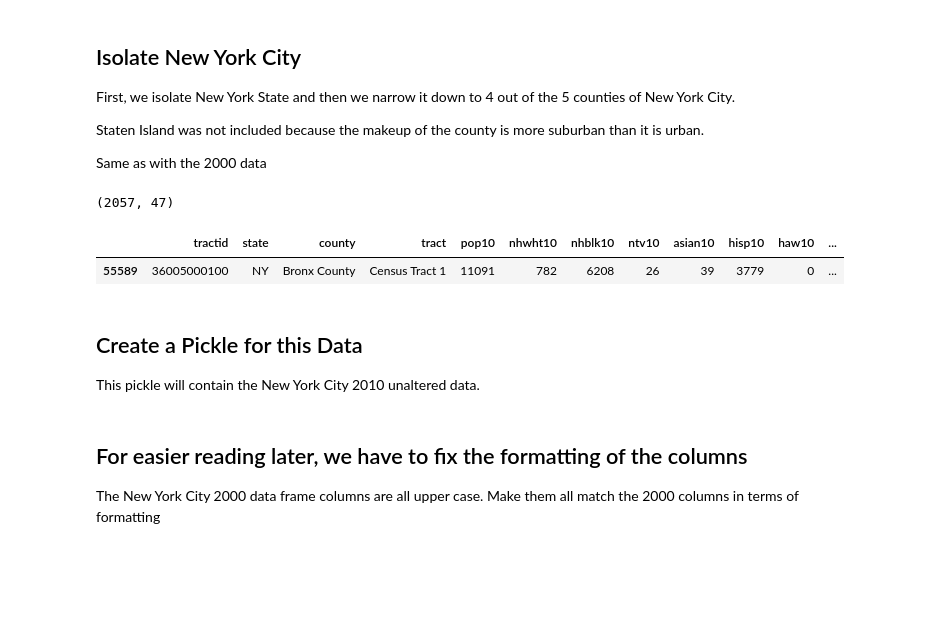
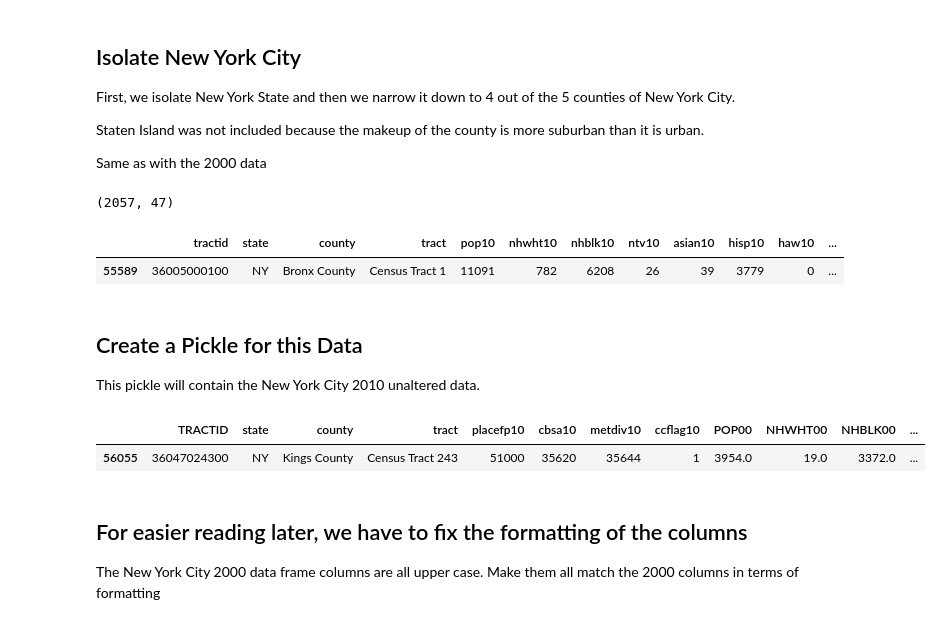
Before and after one commit to ptorres001/cluster_gentrification_new_york, a Jupyter notebook: 01_Data_Cleaning_Processing.ipynb, the cells around one changed output. Saved outputs shown, nothing was run; the diff lists cells and outputs as text; code cells hidden in the pictures; blank space fills up the shorter version.

```diff
--- a/01_Data_Cleaning_Processing.ipynb
+++ b/01_Data_Cleaning_Processing.ipynb
@@ -46,11 +49,7 @@ First, we isolate New York State and then we narrow it down to 4 out of the 5 co
 
 Staten Island was not included because the makeup of the county is more suburban than it is urban.
 # %%
-nyc_00 = df_00[ (df_00['state'].eq('NY'))]
-nyc_00 = nyc_00[    (nyc_00['county'].eq('Bronx County'))
-                  | (nyc_00['county'].eq('Kings County'))
-                  | (nyc_00['county'].eq('Queens County'))
-                  | (nyc_00['county'].eq('New York County'))]
+nyc_00 = helper.nyc_locator(df_00)
 nyc_00.rename(columns={'TRTID10':'TRACTID'},inplace=True)
 nyc_00['TRACTID'] = nyc_00['TRACTID'].astype('str')
 print(nyc_00.shape)
@@ -201,24 +183,25 @@ First, we isolate New York State and then we narrow it down to 4 out of the 5 co
 Staten Island was not included because the makeup of the county is more suburban than it is urban.
 
 Same as with the 2000 data
-# %%
-nyc_10 = df_10[ (df_10['state'].eq('NY'))]
-nyc_10 = nyc_10[    (nyc_10['county'].eq('Bronx County'))
-                  | (nyc_10['county'].eq('Kings County'))
-                  | (nyc_10['county'].eq('Queens County'))
-                  | (nyc_10['county'].eq('New York County'))]
-print(nyc_10.shape)
-nyc_10.head(1)
-# %% [output]
-(2057, 47)
-|  | tractid | state | county | tract | pop10 | nhwht10 | nhblk10 | ntv10 | asian10 | hisp10 | haw10 | ... |
-| 55589 | 36005000100 | NY | Bronx County | Census Tract 1 | 11091 | 782 | 6208 | 26 | 39 | 3779 | 0 | ... |
+# %%
+nyc_10 = helper.nyc_locator(df_10)
+print(nyc_10.shape)
+nyc_10.head(1)
+# %% [output]
+(2057, 47)
+|  | tractid | state | county | tract | pop10 | nhwht10 | nhblk10 | ntv10 | asian10 | hisp10 | haw10 | ... |
+| 55589 | 36005000100 | NY | Bronx County | Census Tract 1 | 11091 | 782 | 6208 | 26 | 39 | 3779 | 0 | ... |
 # %% [markdown]
 ## Create a Pickle for this Data
 
 This pickle will contain the New York City 2010 unaltered data.
 # %%
 nyc_10.to_pickle('PKL/nyc_10.pkl')
+# %%
+nyc_00[nyc_00['TRACTID'].eq('36047024300')]
+# %% [output]
+|  | TRACTID | state | county | tract | placefp10 | cbsa10 | metdiv10 | ccflag10 | POP00 | NHWHT00 | NHBLK00 | ... |
+| 56055 | 36047024300 | NY | Kings County | Census Tract 243 | 51000 | 35620 | 35644 | 1 | 3954.0 | 19.0 | 3372.0 | ... |
 # %% [markdown]
 ## For easier reading later, we have to fix the formatting of the columns
 
```
Also changed, not shown: parts of 21 cells of this notebook.
